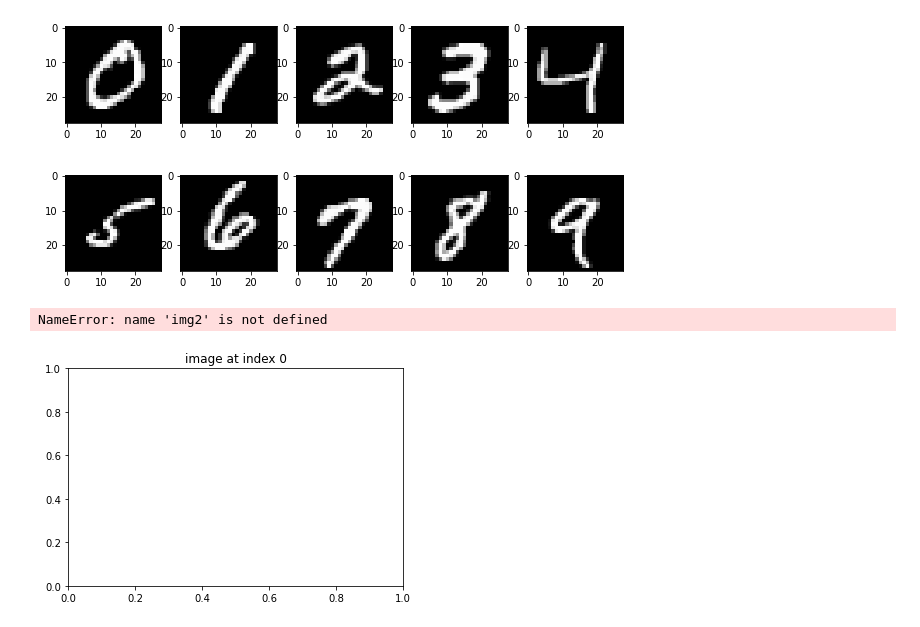
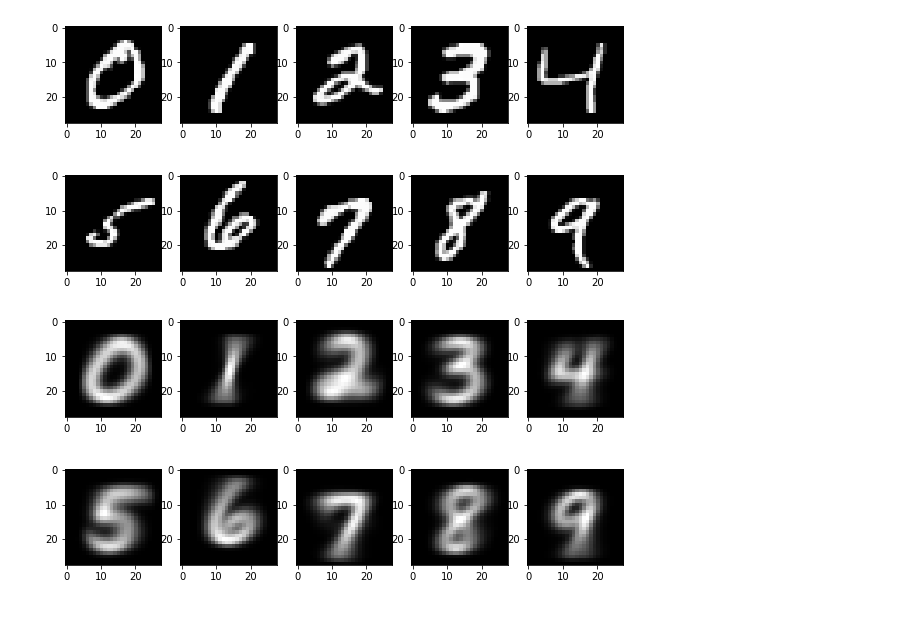
Before and after one commit to datascience-mobi-2022/2022-topic-01-team-02, a Jupyter notebook: code_report_test.ipynb, the cells around one changed output. Saved outputs shown, nothing was run; the diff lists cells and outputs as text; code cells hidden in the pictures.

Commit message:
visualization avg digits

```diff
--- a/code_report_test.ipynb
+++ b/code_report_test.ipynb
@@ -17,8 +18,7 @@ vis.ten_digits(test_array)
 vis.ten_digits(train_array)
 # %% [output]
 [figure]
-# %%
-vis.show_digit(dataset = train_array, sample = 0)
-# %% [output]
-NameError: name 'img2' is not defined
-[figure, removed]
+# %%
+avg.digits(train_array)
+# %% [output]
+[figure, added]
```
Also changed, not shown: parts of 1 cell of this notebook, 2 other files.
